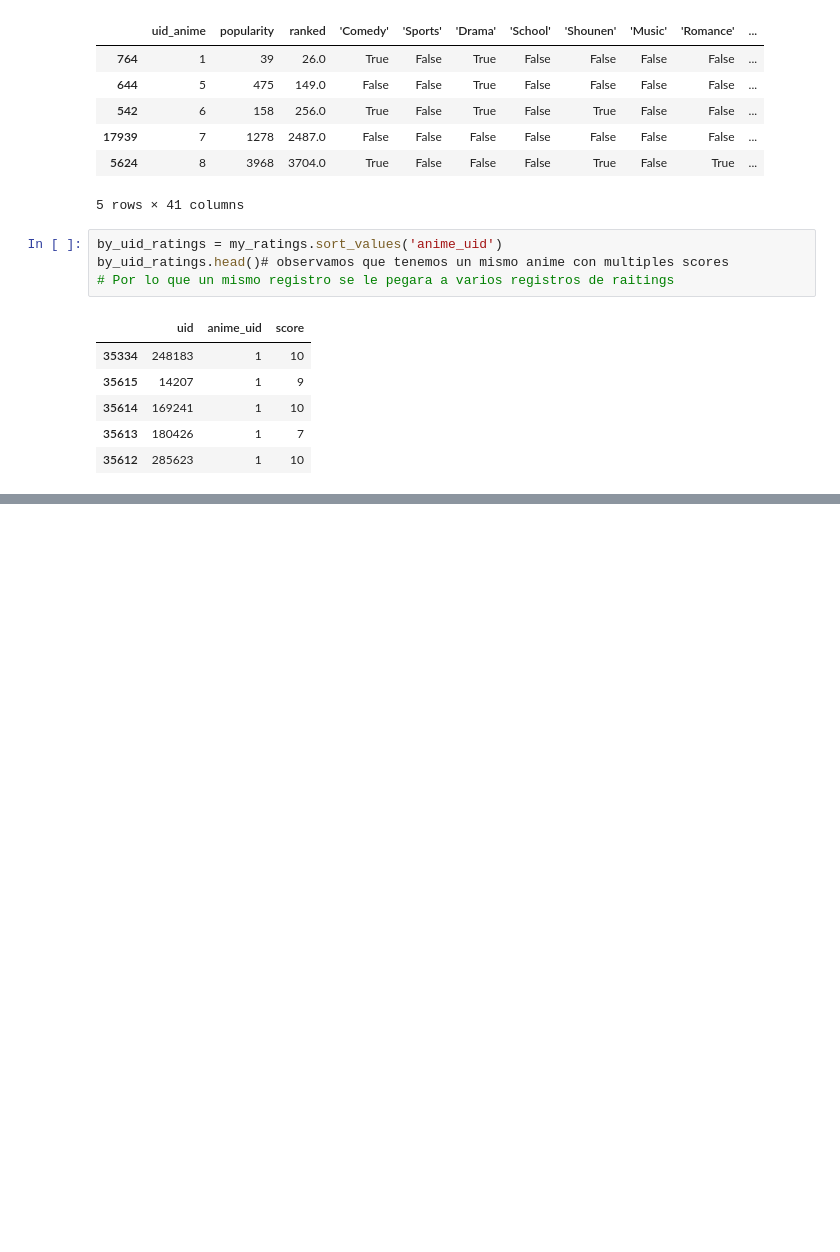
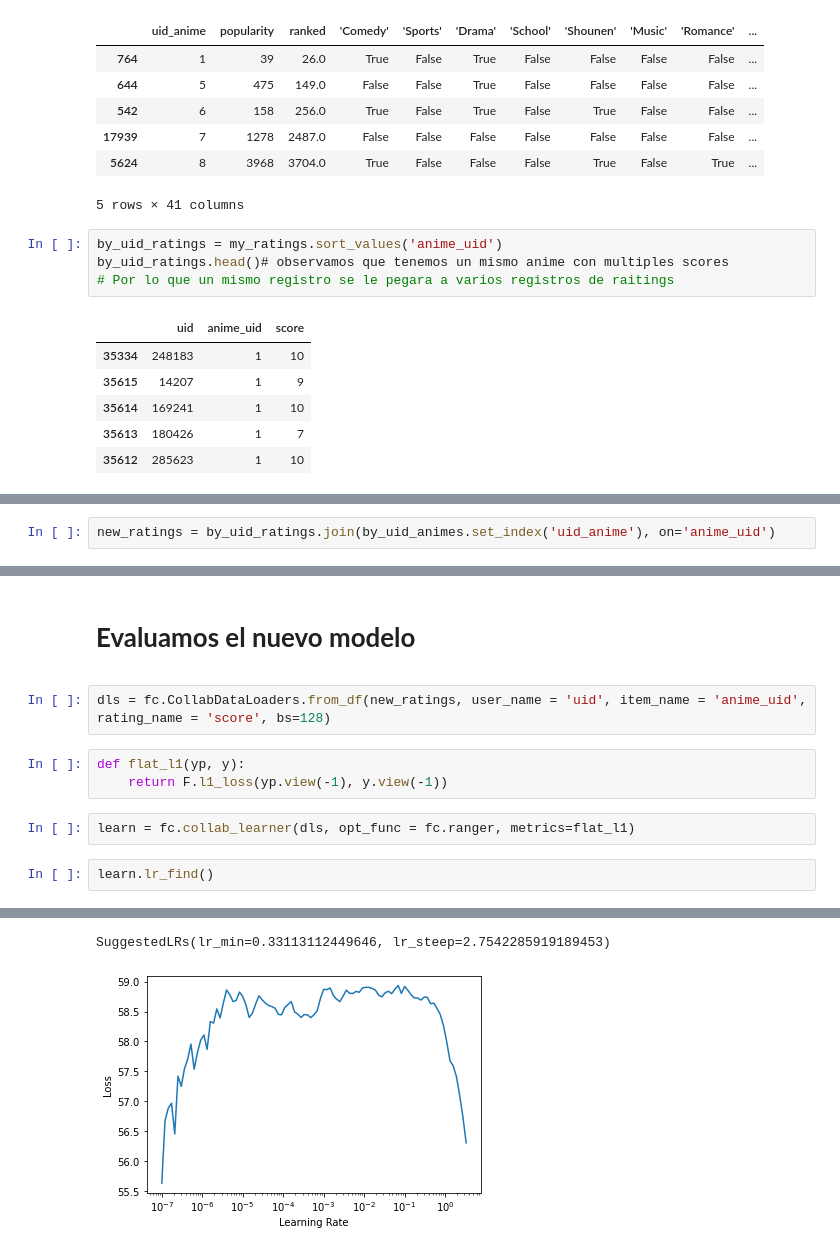
Before and after one commit to Ladivcr/Neural-network-class, a Jupyter notebook: RN2/my_recommendation_system.ipynb, the cells around one changed output, grey strips where cells are left out. Saved outputs shown, nothing was run; the diff lists cells and outputs as text; blank space fills up the shorter version.

```diff
--- a/RN2/my_recommendation_system.ipynb
+++ b/RN2/my_recommendation_system.ipynb
@@ -765,0 +651,2 @@ for i in tmppp.index:
+# %%
+new_ratings = by_uid_ratings.join(by_uid_animes.set_index('uid_anime'), on='anime_uid')
@@ -765,0 +684,12 @@ for i in tmppp.index:
+# %% [markdown]
+<a id="newmodel"><strong><h1>Evaluamos el nuevo modelo</h1></strong></a>
+# %%
+dls = fc.CollabDataLoaders.from_df(new_ratings, user_name = 'uid', item_name = 'anime_uid', rating_name = 'score', bs=128)
+# %%
+def flat_l1(yp, y):
+    return F.l1_loss(yp.view(-1), y.view(-1))
+# %%
+learn = fc.collab_learner(dls, opt_func = fc.ranger, metrics=flat_l1)
+# %%
+learn.lr_find()
+# %% [output]
@@ -765,0 +697,2 @@ for i in tmppp.index:
+SuggestedLRs(lr_min=0.33113112449646, lr_steep=2.7542285919189453)
+[figure, added]
```
Also changed, not shown: parts of 59 cells of this notebook.
